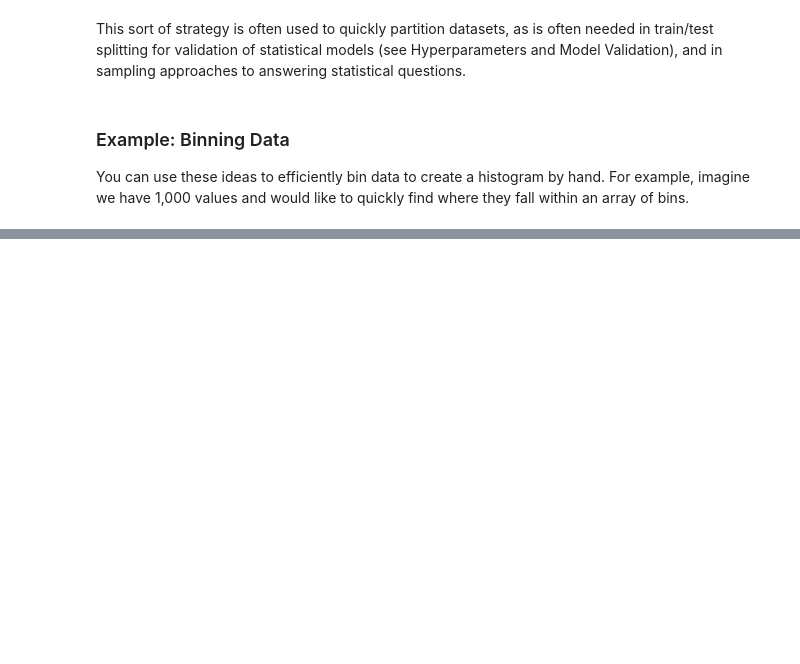
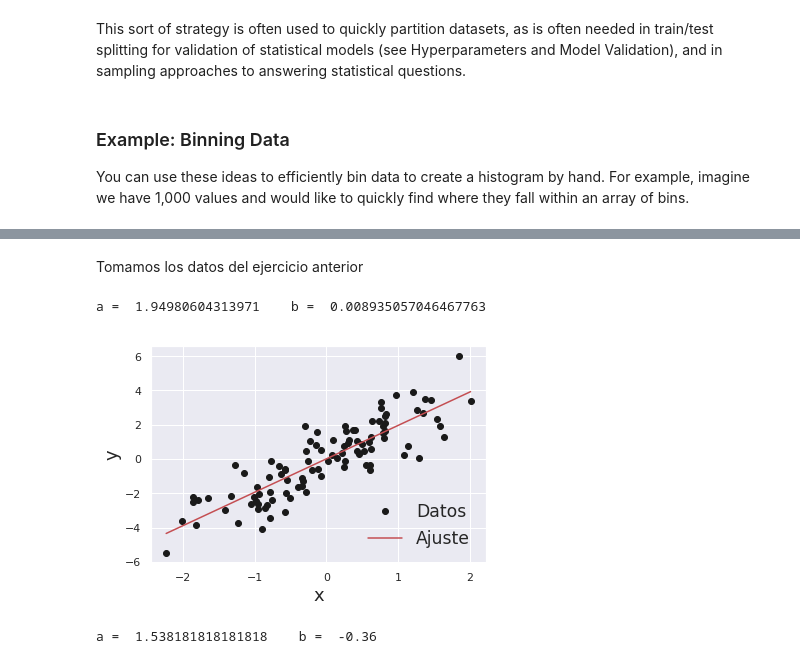
Before and after one commit to DCIDA2019/da2019-Oscar2401, a Jupyter notebook: Semana1/Tareas/tarea_1.ipynb, the cells around one changed output, grey strips where cells are left out. Cells and saved outputs as stored; diff of their text form; code cells hidden in the pictures; blank space fills up the shorter version.

```diff
--- a/Semana1/Tareas/tarea_1.ipynb
+++ b/Semana1/Tareas/tarea_1.ipynb
@@ -446,0 +454,29 @@ plt.plot(bins, counts, linestyle='steps');
+# %%
+def ajuste(x,y):
+    x = np.array(x) #Nos aseguramos que los datos introducidos sean arrays
+    y = np.array(y)
+    n = len(x)
+    a = ((n*np.sum(x*y))-(np.sum(x)*np.sum(y)))/((n*(np.sum(x**2))) - (np.sum(x))**2)
+    b = ((np.sum(x**2)*np.sum(y))-(np.sum(x*y)*np.sum(x)))/((n*(np.sum(x**2))) - (np.sum(x))**2)
+    return a , b
+# %% [markdown]
+Tomamos los datos del ejercicio anterior
+# %%
+x_1 = X[:, 0]
+y_1 = X[:, 1]
+# %%
+a,b = ajuste(x_1,y_1)
+print('a = ',a,'   b = ',b)
+# %% [output]
+a =  1.94980604313971    b =  0.008935057046467763
+# %%
+x_min = np.linspace(np.min(x_1),np.max(x_1),10000)
+y_min = a*x_min + b
+# %%
+plt.plot(x_1,y_1,'ko',label='Datos')
+plt.plot(x_min,y_min,'r-',label='Ajuste')
+plt.xlabel('x', fontsize=18)
+plt.ylabel('y', fontsize=18)
+plt.legend(loc='lower right', shadow=True, frameon = False , fontsize='x-large');
+# %% [output]
+[figure, added]
@@ -446,0 +486,5 @@ plt.plot(bins, counts, linestyle='steps');
+# %%
+a,b = ajuste(x_2,y_2)
+print('a = ',a,'   b = ',b)
+# %% [output]
+a =  1.538181818181818    b =  -0.36
```
Also changed, not shown: parts of 10 cells of this notebook.
